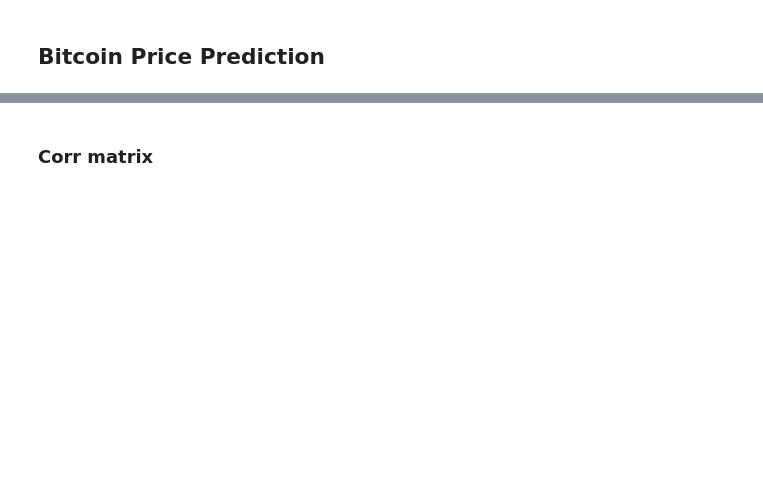
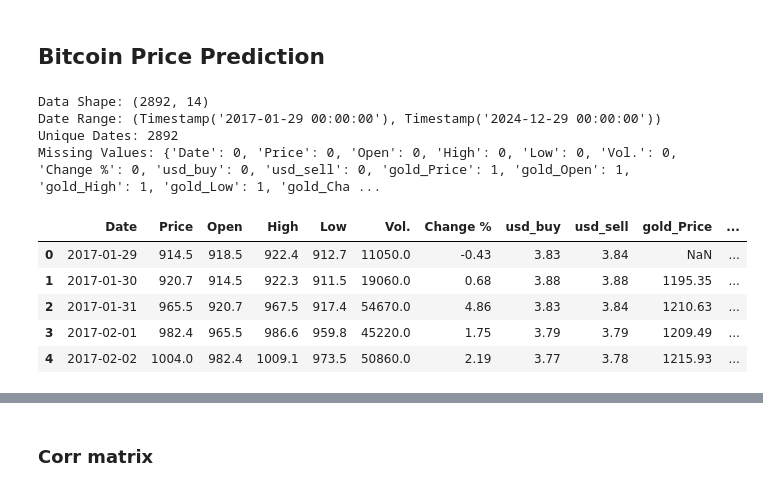
Before and after one commit to enesmanan/bitcoin-price-prediction-2209A, a Jupyter notebook: src/pipeline.ipynb, the cells around one changed output, grey strips where cells are left out. Drawn from its saved outputs; the diff is of its cells as text; code cells hidden in the pictures; blank space fills up the shorter version.

Commit message:
run currunt date pipeline notebook

```diff
--- a/src/pipeline.ipynb
+++ b/src/pipeline.ipynb
@@ -11,25 +11,36 @@ warnings.filterwarnings('ignore')
 # %%
 from preprocessing.data_preprocessor import FinancialDataPreprocessor
 
 preprocessor = FinancialDataPreprocessor()
 
 preprocessor.load_data(
     bitcoin_path=r"C:\Users\enesm\OneDrive\Masaüstü\tubitak\data\Bitcoin Historical Data.csv",
     usd_path=r"C:\Users\enesm\OneDrive\Masaüstü\tubitak\data\dolar.csv",
     gold_path=r"C:\Users\enesm\OneDrive\Masaüstü\tubitak\data\XAU_USD Geçmiş Verileri.csv",
 )
 
 merged_df = preprocessor.merge_data()
 
 merged_df.to_csv(
     r"C:\Users\enesm\OneDrive\Masaüstü\tubitak\data\merged_data.csv", index=False
 )
 
-data_info = preprocessor.get_data_info()s
+data_info = preprocessor.get_data_info()
 print("Data Shape:", data_info["shape"])
 print("Date Range:", data_info["date_range"])
 print("Unique Dates:", data_info["unique_dates"])
 print("Missing Values:", data_info["missing_values"])
 merged_df.head()
+# %% [output]
+Data Shape: (2892, 14)
+Date Range: (Timestamp('2017-01-29 00:00:00'), Timestamp('2024-12-29 00:00:00'))
+Unique Dates: 2892
+Missing Values: {'Date': 0, 'Price': 0, 'Open': 0, 'High': 0, 'Low': 0, 'Vol.': 0, 'Change %': 0, 'usd_buy': 0, 'usd_sell': 0, 'gold_Price': 1, 'gold_Open': 1, 'gold_High': 1, 'gold_Low': 1, 'gold_Cha ...
+|  | Date | Price | Open | High | Low | Vol. | Change % | usd_buy | usd_sell | gold_Price | ... |
+| 0 | 2017-01-29 | 914.5 | 918.5 | 922.4 | 912.7 | 11050.0 | -0.43 | 3.83 | 3.84 | NaN | ... |
+| 1 | 2017-01-30 | 920.7 | 914.5 | 922.3 | 911.5 | 19060.0 | 0.68 | 3.88 | 3.88 | 1195.35 | ... |
+| 2 | 2017-01-31 | 965.5 | 920.7 | 967.5 | 917.4 | 54670.0 | 4.86 | 3.83 | 3.84 | 1210.63 | ... |
+| 3 | 2017-02-01 | 982.4 | 965.5 | 986.6 | 959.8 | 45220.0 | 1.75 | 3.79 | 3.79 | 1209.49 | ... |
+| 4 | 2017-02-02 | 1004.0 | 982.4 | 1009.1 | 973.5 | 50860.0 | 2.19 | 3.77 | 3.78 | 1215.93 | ... |
 # %%
 merged_df.tail()
```
Also changed, not shown: parts of 8 cells of this notebook.
